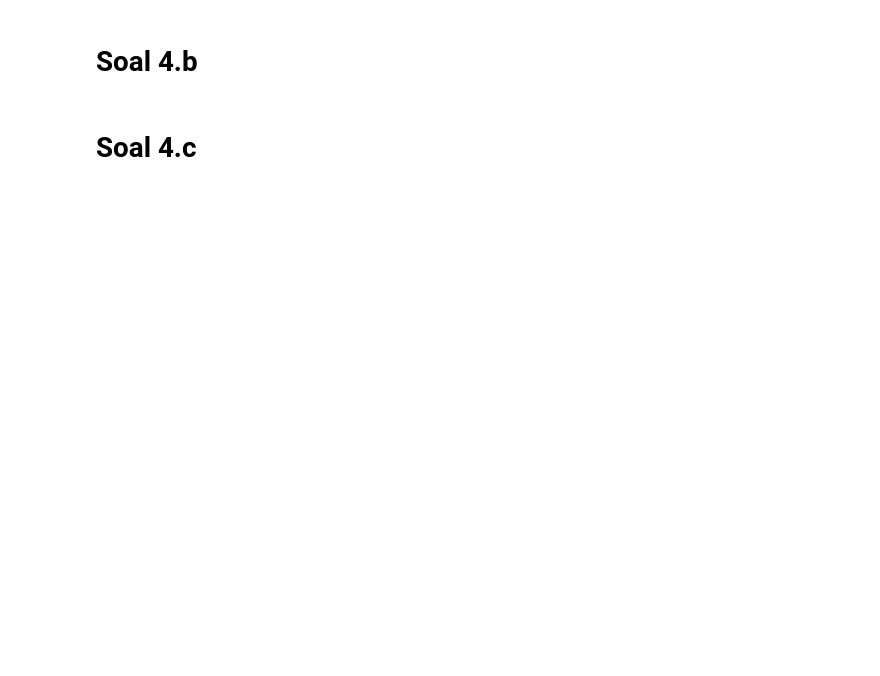
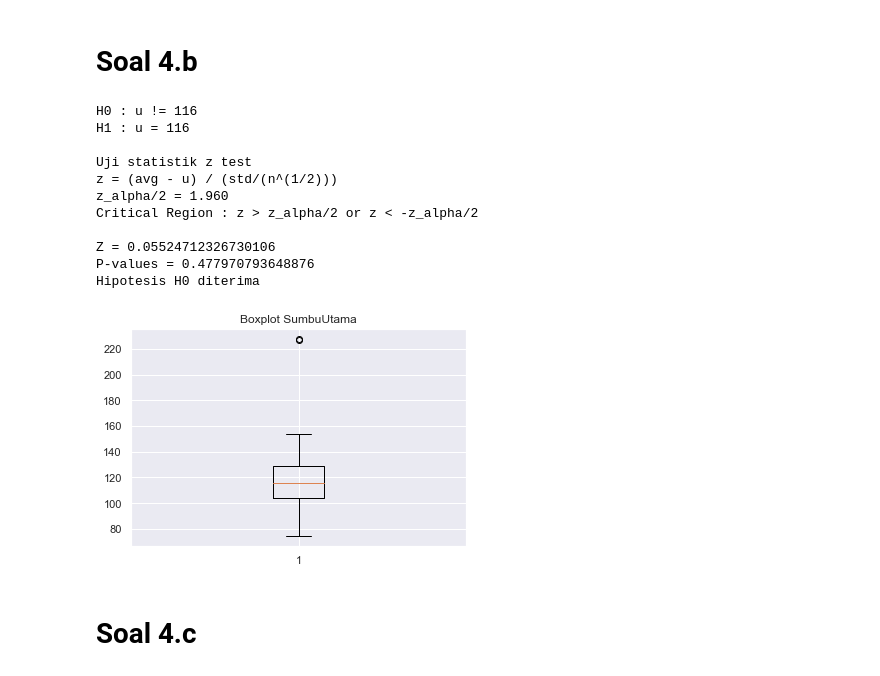
Before and after one commit to karlsenab7/Tubes_Probstat, a Jupyter notebook: src/main.ipynb, the cells around one changed output. Cells and saved outputs as stored; diff of their text form; code cells hidden in the pictures; blank space fills up the shorter version.

```diff
--- a/src/main.ipynb
+++ b/src/main.ipynb
@@ -111,26 +195,47 @@ print("P-values = " + str(pval))
 # Soal 4.b
 # %%
 u = 116
-z_alpha = 1.645
+z_alphaP2 = 1.960
 avg = data["SumbuUtama"].mean()
 std = data["SumbuUtama"].std()
 n = len(data.index)
 z = (avg - u) / (std/(n**(1/2)))
-print("Z = " + str(z))
 
-if(z > z_alpha):
+pval = norm.sf(abs(z))
+
+showTest(
+    "H0 : u != 116",
+    "H1 : u = 116",
+    "z test",
+    "z = (avg - u) / (std/(n^(1/2)))",
+    "z_alpha/2 = 1.960",
+    "z > z_alpha/2 or z < -z_alpha/2",
+    z, pval
+)
+
+if(z > z_alphaP2 or z < -z_alphaP2):
     print("Hipotesis H0 ditolak")
 else:
     print("Hipotesis H0 diterima")
 
 
 plt.figure()
 plt.boxplot(data["SumbuUtama"])
 plt.title("Boxplot SumbuUtama")
 plt.show()
-
-pval = norm.sf(abs(z))
-print("P-values = " + str(pval))
+# %% [output]
+H0 : u != 116
+H1 : u = 116
+
+Uji statistik z test
+z = (avg - u) / (std/(n^(1/2)))
+z_alpha/2 = 1.960
+Critical Region : z > z_alpha/2 or z < -z_alpha/2
+
+Z = 0.05524712326730106
+P-values = 0.477970793648876
+Hipotesis H0 diterima
+[figure, added]
 # %% [markdown]
 # Soal 4.c
 # %%
```
Also changed, not shown: parts of 16 cells of this notebook.
